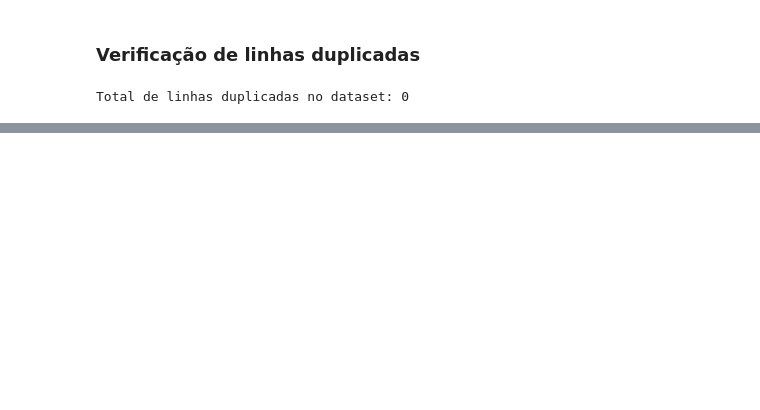
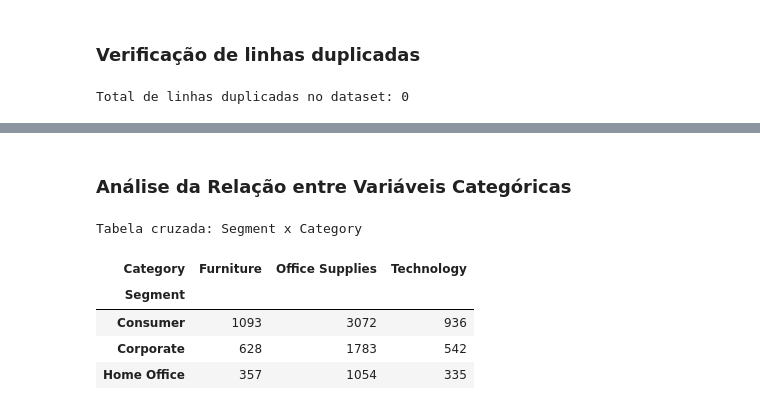
Before and after one commit to Douglas-Lucarelli/superstore_sales_analysis, a Jupyter notebook: eda_superstore_sales.ipynb, the cells around one changed output, grey strips where cells are left out. Cells and saved outputs as stored; diff of their text form; code cells hidden in the pictures; blank space fills up the shorter version.

```diff
--- a/eda_superstore_sales.ipynb
+++ b/eda_superstore_sales.ipynb
@@ -106,0 +235,14 @@ Total de linhas duplicadas no dataset: 0
+# %% [markdown]
+### Análise da Relação entre Variáveis Categóricas
+# %%
+# Criando uma tabela para analizar a relação entre Segment e Category
+segment_category = pd.crosstab(df['Segment'], df['Category'])
+print("Tabela cruzada: Segment x Category")
+segment_category
+# %% [output]
+Tabela cruzada: Segment x Category
+| Category | Furniture | Office Supplies | Technology |
+| Segment |  |  |  |
+| Consumer | 1093 | 3072 | 936 |
+| Corporate | 628 | 1783 | 542 |
+| Home Office | 357 | 1054 | 335 |
```
Also changed, not shown: parts of 21 cells of this notebook.
